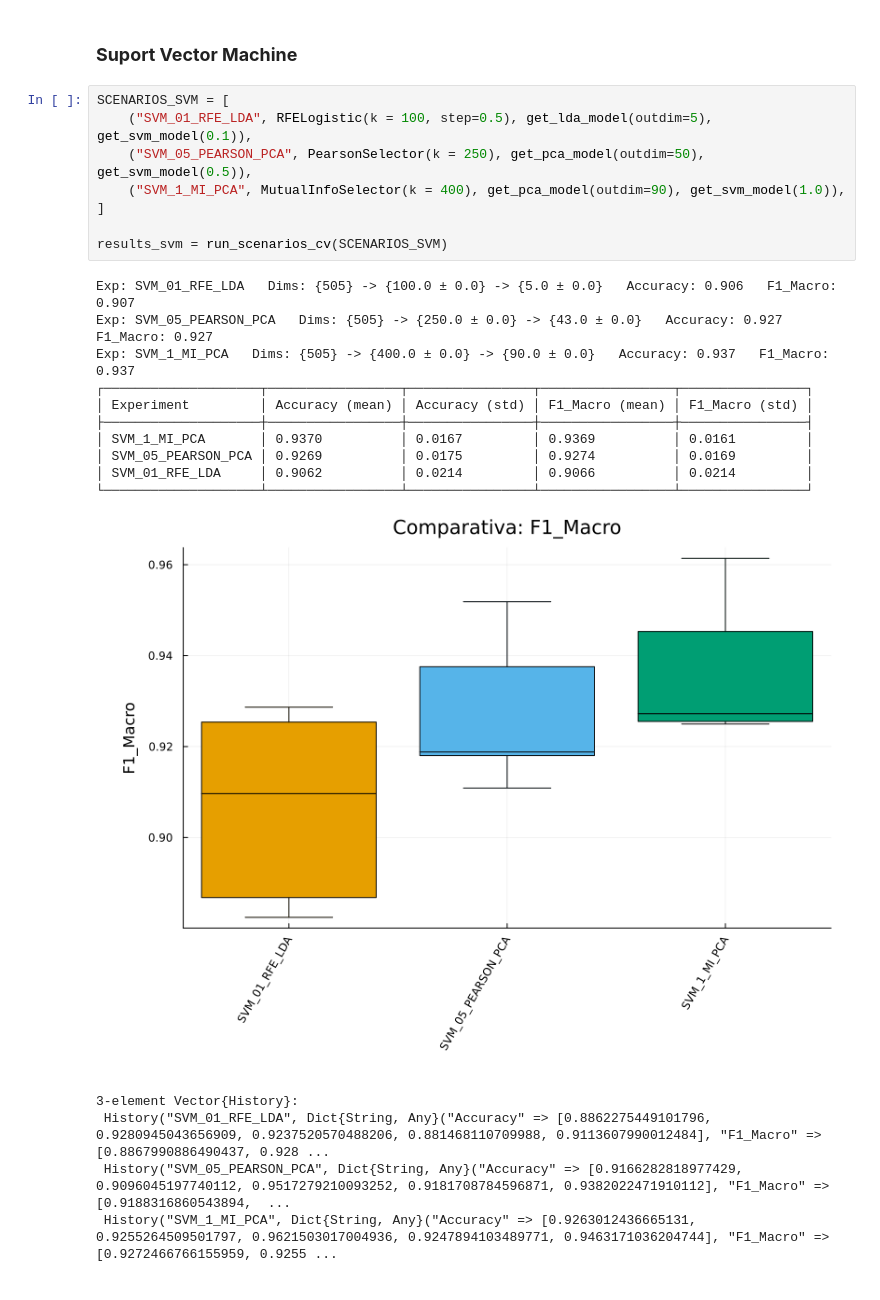
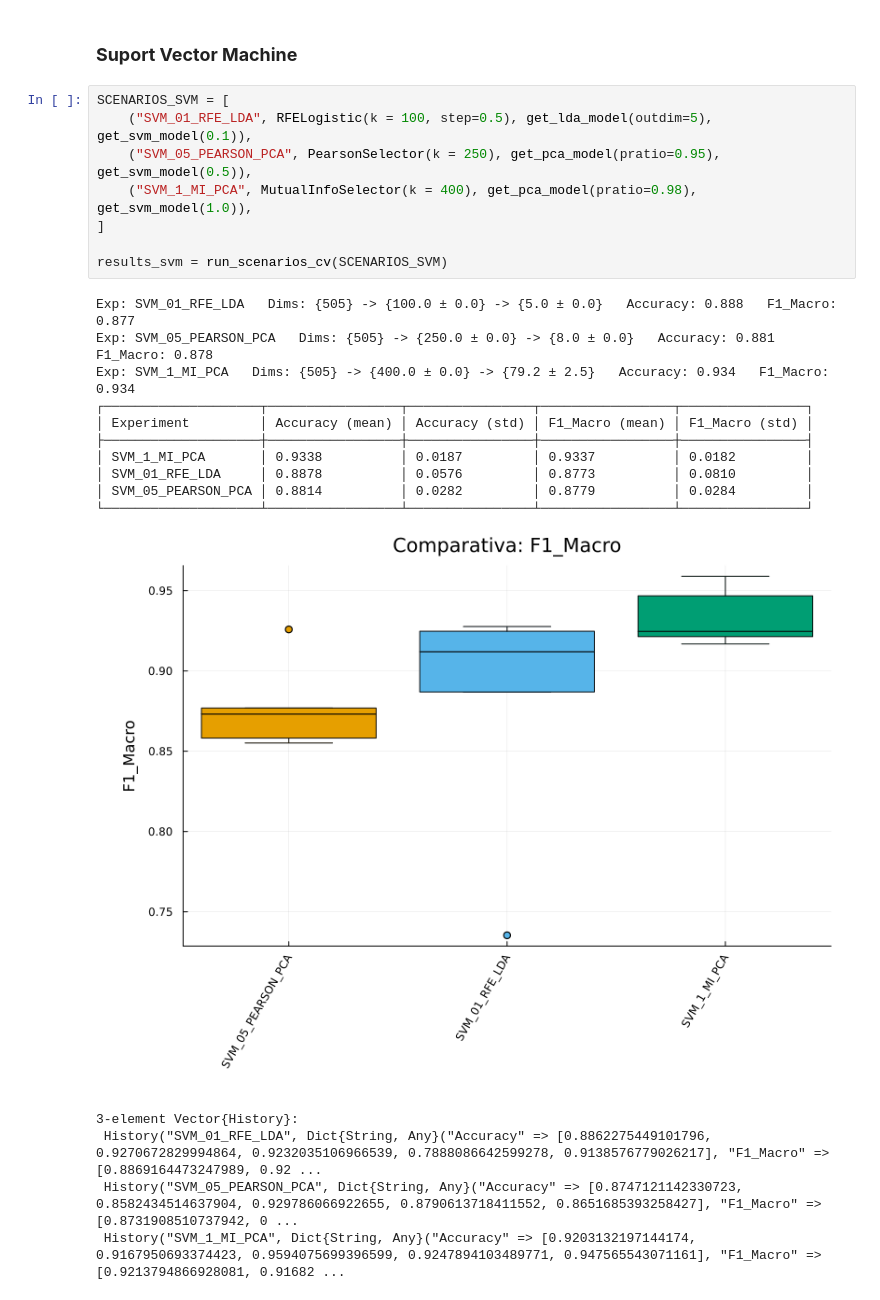
Before and after one commit to albagonzalezpena/MAAAI, a Jupyter notebook: p2/notebooks/experiment.ipynb, the cells around one changed output. Cells and saved outputs as stored; diff of their text form.

```diff
--- a/p2/notebooks/experiment.ipynb
+++ b/p2/notebooks/experiment.ipynb
@@ -645,27 +651,27 @@ Referencia: MLP_[50]_Pearson_PCA (Media: 0.9417)
 # %%
 SCENARIOS_SVM = [
     ("SVM_01_RFE_LDA", RFELogistic(k = 100, step=0.5), get_lda_model(outdim=5), get_svm_model(0.1)),
-    ("SVM_05_PEARSON_PCA", PearsonSelector(k = 250), get_pca_model(outdim=50), get_svm_model(0.5)),
-    ("SVM_1_MI_PCA", MutualInfoSelector(k = 400), get_pca_model(outdim=90), get_svm_model(1.0)),
+    ("SVM_05_PEARSON_PCA", PearsonSelector(k = 250), get_pca_model(pratio=0.95), get_svm_model(0.5)),
+    ("SVM_1_MI_PCA", MutualInfoSelector(k = 400), get_pca_model(pratio=0.98), get_svm_model(1.0)),
 ]
 
 results_svm = run_scenarios_cv(SCENARIOS_SVM)
 # %% [output]
-Exp: SVM_01_RFE_LDA   Dims: {505} -> {100.0 ± 0.0} -> {5.0 ± 0.0}   Accuracy: 0.906   F1_Macro: 0.907
-Exp: SVM_05_PEARSON_PCA   Dims: {505} -> {250.0 ± 0.0} -> {43.0 ± 0.0}   Accuracy: 0.927   F1_Macro: 0.927
-Exp: SVM_1_MI_PCA   Dims: {505} -> {400.0 ± 0.0} -> {90.0 ± 0.0}   Accuracy: 0.937   F1_Macro: 0.937
+Exp: SVM_01_RFE_LDA   Dims: {505} -> {100.0 ± 0.0} -> {5.0 ± 0.0}   Accuracy: 0.888   F1_Macro: 0.877
+Exp: SVM_05_PEARSON_PCA   Dims: {505} -> {250.0 ± 0.0} -> {8.0 ± 0.0}   Accuracy: 0.881   F1_Macro: 0.878
+Exp: SVM_1_MI_PCA   Dims: {505} -> {400.0 ± 0.0} -> {79.2 ± 2.5}   Accuracy: 0.934   F1_Macro: 0.934
 ┌────────────────────┬─────────────────┬────────────────┬─────────────────┬────────────────┐
 │ Experiment         │ Accuracy (mean) │ Accuracy (std) │ F1_Macro (mean) │ F1_Macro (std) │
 ├────────────────────┼─────────────────┼────────────────┼─────────────────┼────────────────┤
-│ SVM_1_MI_PCA       │ 0.9370          │ 0.0167         │ 0.9369          │ 0.0161         │
-│ SVM_05_PEARSON_PCA │ 0.9269          │ 0.0175         │ 0.9274          │ 0.0169         │
-│ SVM_01_RFE_LDA     │ 0.9062          │ 0.0214         │ 0.9066          │ 0.0214         │
+│ SVM_1_MI_PCA       │ 0.9338          │ 0.0187         │ 0.9337          │ 0.0182         │
+│ SVM_01_RFE_LDA     │ 0.8878          │ 0.0576         │ 0.8773          │ 0.0810         │
+│ SVM_05_PEARSON_PCA │ 0.8814          │ 0.0282         │ 0.8779          │ 0.0284         │
 └────────────────────┴─────────────────┴────────────────┴─────────────────┴────────────────┘
-[figure, old version]
+[figure, new version]
 3-element Vector{History}:
- History("SVM_01_RFE_LDA", Dict{String, Any}("Accuracy" => [0.8862275449101796, 0.9280945043656909, 0.9237520570488206, 0.881468110709988, 0.9113607990012484], "F1_Macro" => [0.8867990886490437, 0.928 ...
- History("SVM_05_PEARSON_PCA", Dict{String, Any}("Accuracy" => [0.9166282818977429, 0.9096045197740112, 0.9517279210093252, 0.9181708784596871, 0.9382022471910112], "F1_Macro" => [0.9188316860543894,  ...
- History("SVM_1_MI_PCA", Dict{String, Any}("Accuracy" => [0.9263012436665131, 0.9255264509501797, 0.9621503017004936, 0.9247894103489771, 0.9463171036204744], "F1_Macro" => [0.9272466766155959, 0.9255 ...
+ History("SVM_01_RFE_LDA", Dict{String, Any}("Accuracy" => [0.8862275449101796, 0.9270672829994864, 0.9232035106966539, 0.7888086642599278, 0.9138576779026217], "F1_Macro" => [0.8869164473247989, 0.92 ...
+ History("SVM_05_PEARSON_PCA", Dict{String, Any}("Accuracy" => [0.8747121142330723, 0.8582434514637904, 0.929786066922655, 0.8790613718411552, 0.8651685393258427], "F1_Macro" => [0.8731908510737942, 0 ...
+ History("SVM_1_MI_PCA", Dict{String, Any}("Accuracy" => [0.9203132197144174, 0.9167950693374423, 0.9594075699396599, 0.9247894103489771, 0.947565543071161], "F1_Macro" => [0.9213794866928081, 0.91682 ...
 # %%
 auto_compare_models(results_svm, "F1_Macro")
 # %% [output]
```
Also changed, not shown: parts of 22 cells of this notebook, 11 other files.
